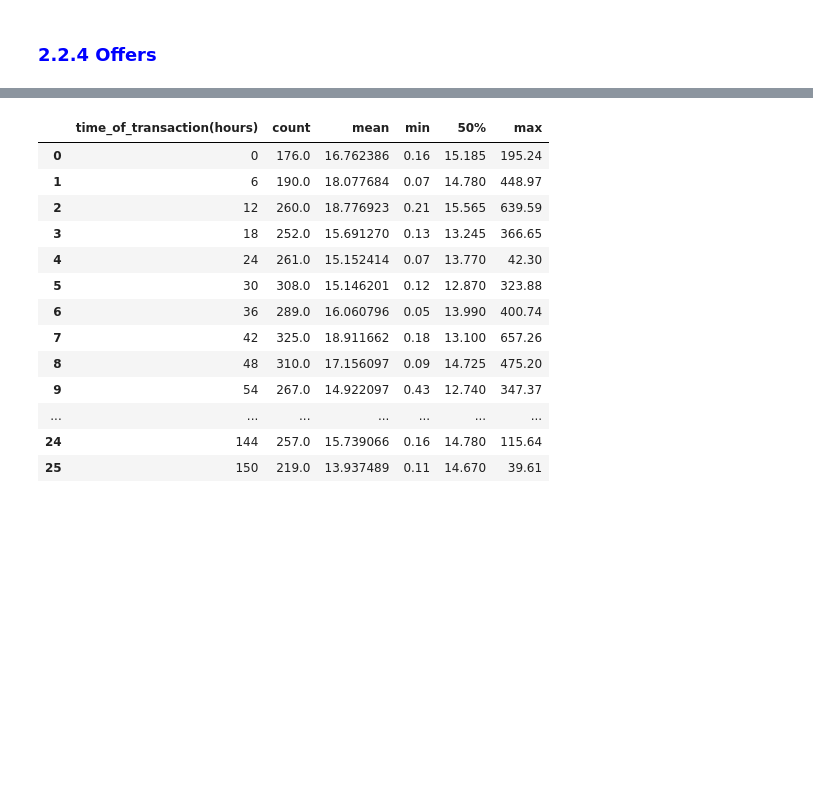
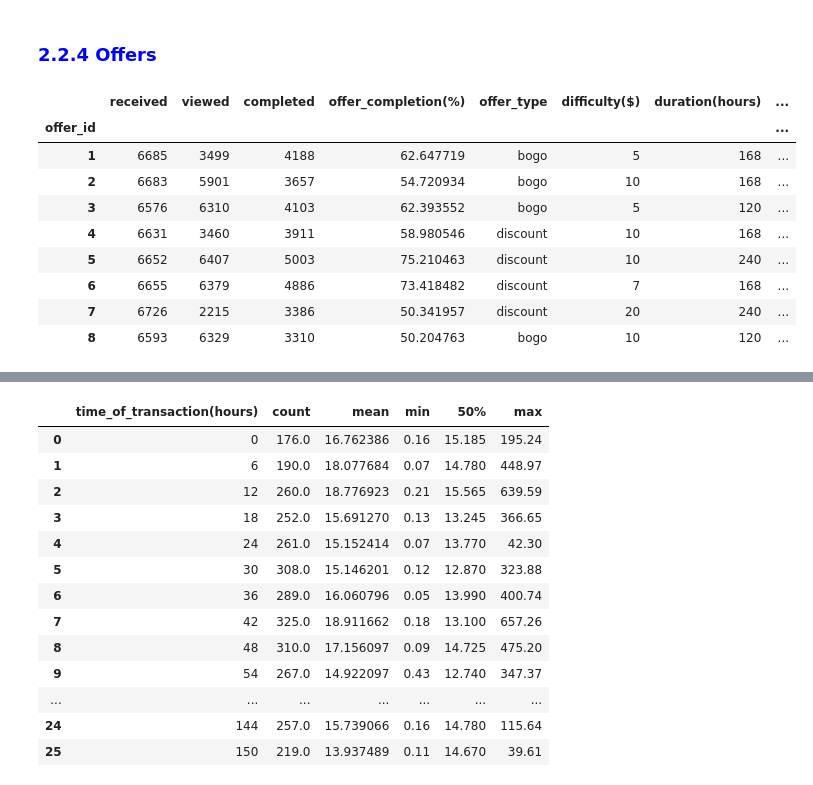
Before and after one commit to salitr/starbucks_offers_analysis, a Jupyter notebook: Starbucks_Capstone_notebook.ipynb, the cells around one changed output, grey strips where cells are left out. Cells and saved outputs as stored; diff of their text form; code cells hidden in the pictures; blank space fills up the shorter version.

```diff
--- a/Starbucks_Capstone_notebook.ipynb
+++ b/Starbucks_Capstone_notebook.ipynb
@@ -2062,3 +2068,27 @@ Consider using IPython.display.IFrame instead
 # %% [markdown]
 
 ### <font color=blue> 2.2.4 Offers
+# %%
+offers_list = full_data.drop_duplicates(subset=['offer_id'], keep='first')
+offers_list = offers_list.drop(['customer_id',
+                                'age',
+                                'gender',
+                                'membership_start', 'membership_period',
+                                'transaction_amount', 'time_of_transaction(hours)',
+                                'event',
+                                'income',
+                                'time(hours)_y',
+                                'offer_views(%)',
+                                'completed(not_viewed)'], axis=1)
+offers_list.set_index('offer_id')
+# %% [output]
+|  | received | viewed | completed | offer_completion(%) | offer_type | difficulty($) | duration(hours) | ... |
+| offer_id |  |  |  |  |  |  |  | ... |
+| 1 | 6685 | 3499 | 4188 | 62.647719 | bogo | 5 | 168 | ... |
+| 2 | 6683 | 5901 | 3657 | 54.720934 | bogo | 10 | 168 | ... |
+| 3 | 6576 | 6310 | 4103 | 62.393552 | bogo | 5 | 120 | ... |
+| 4 | 6631 | 3460 | 3911 | 58.980546 | discount | 10 | 168 | ... |
+| 5 | 6652 | 6407 | 5003 | 75.210463 | discount | 10 | 240 | ... |
+| 6 | 6655 | 6379 | 4886 | 73.418482 | discount | 7 | 168 | ... |
+| 7 | 6726 | 2215 | 3386 | 50.341957 | discount | 20 | 240 | ... |
+| 8 | 6593 | 6329 | 3310 | 50.204763 | bogo | 10 | 120 | ... |
```
Also changed, not shown: parts of 9 cells of this notebook.
